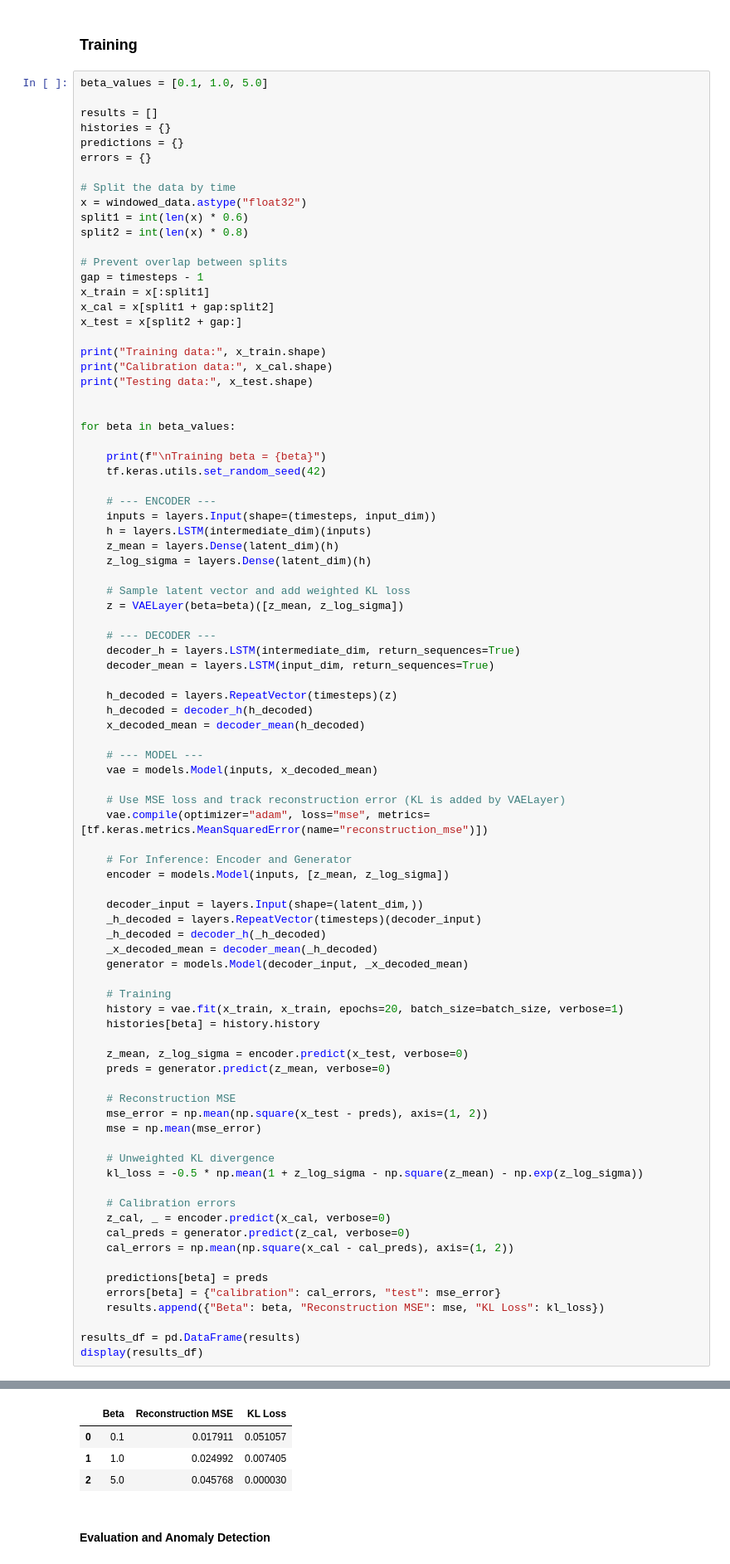
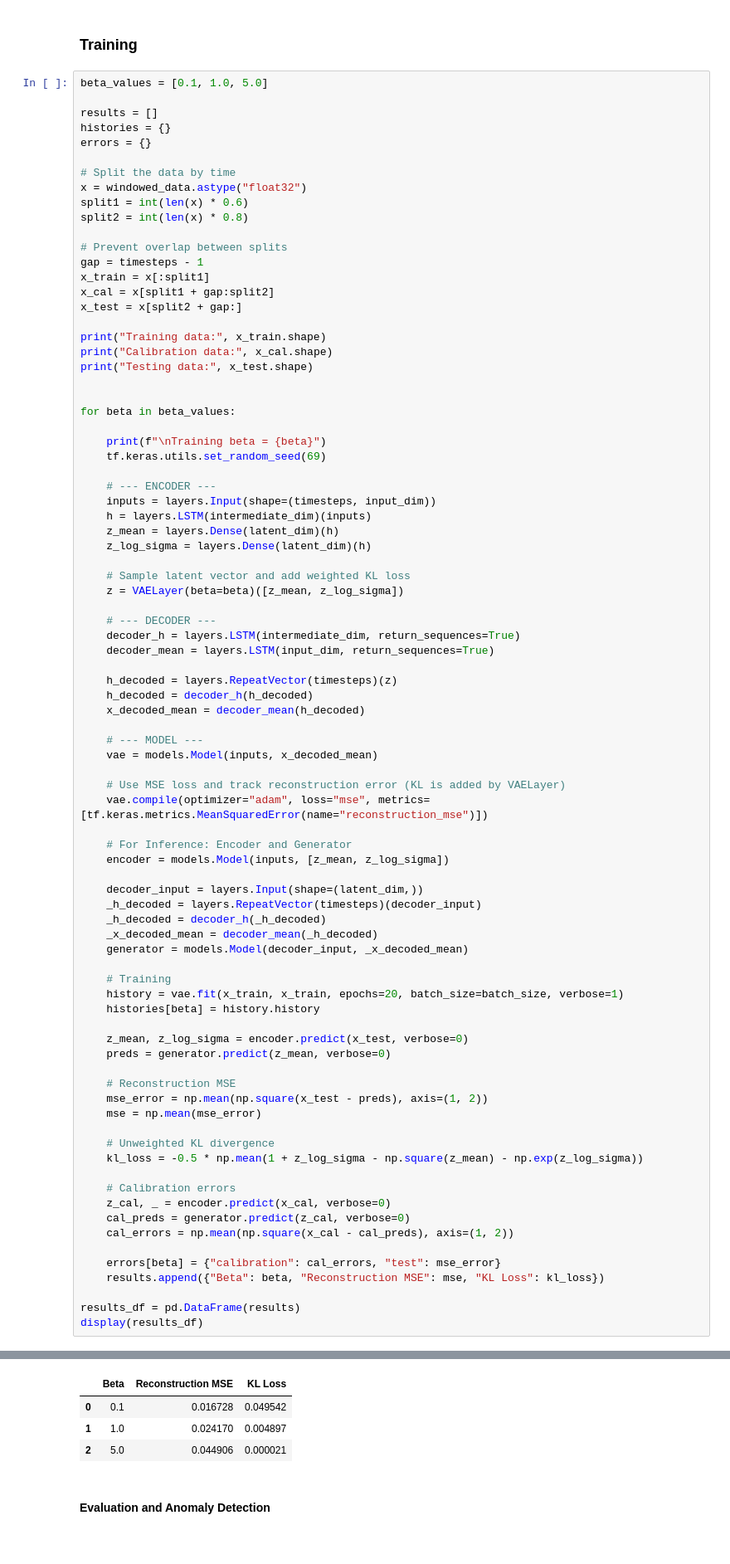
Before and after one commit to aabb00dd/Abdalrahman_Mohammed_Casper_Aborres, a Jupyter notebook: Assignment 2510.ipynb, the cells around one changed output, grey strips where cells are left out. Shown at 83% size. Saved outputs shown, nothing was run; the diff lists cells and outputs as text.

```diff
--- a/Assignment 2510.ipynb
+++ b/Assignment 2510.ipynb
@@ -202,7 +200,6 @@ beta_values = [0.1, 1.0, 5.0]
 
 results = []
 histories = {}
-predictions = {}
 errors = {}
 
 # Split the data by time
@@ -224,7 +221,7 @@ print("Testing data:", x_test.shape)
 for beta in beta_values:
 
     print(f"\nTraining beta = {beta}")
-    tf.keras.utils.set_random_seed(42)
+    tf.keras.utils.set_random_seed(69)
 
     # --- ENCODER ---
     inputs = layers.Input(shape=(timesteps, input_dim))
@@ -277,7 +274,6 @@ for beta in beta_values:
     cal_preds = generator.predict(z_cal, verbose=0)
     cal_errors = np.mean(np.square(x_cal - cal_preds), axis=(1, 2))
 
-    predictions[beta] = preds
     errors[beta] = {"calibration": cal_errors, "test": mse_error}
     results.append({"Beta": beta, "Reconstruction MSE": mse, "KL Loss": kl_loss})
 
@@ -304,7 +300,7 @@ WARNING:tensorflow:5 out of the last 13 calls to <function TensorFlowTrainer.mak
 |  | Beta | Reconstruction MSE | KL Loss |
-| 0 | 0.1 | 0.017911 | 0.051057 |
-| 1 | 1.0 | 0.024992 | 0.007405 |
-| 2 | 5.0 | 0.045768 | 0.000030 |
+| 0 | 0.1 | 0.016728 | 0.049542 |
+| 1 | 1.0 | 0.024170 | 0.004897 |
+| 2 | 5.0 | 0.044906 | 0.000021 |
 # %% [markdown]
 #### Evaluation and Anomaly Detection
 # %%
```
Also changed, not shown: parts of 8 cells of this notebook.
